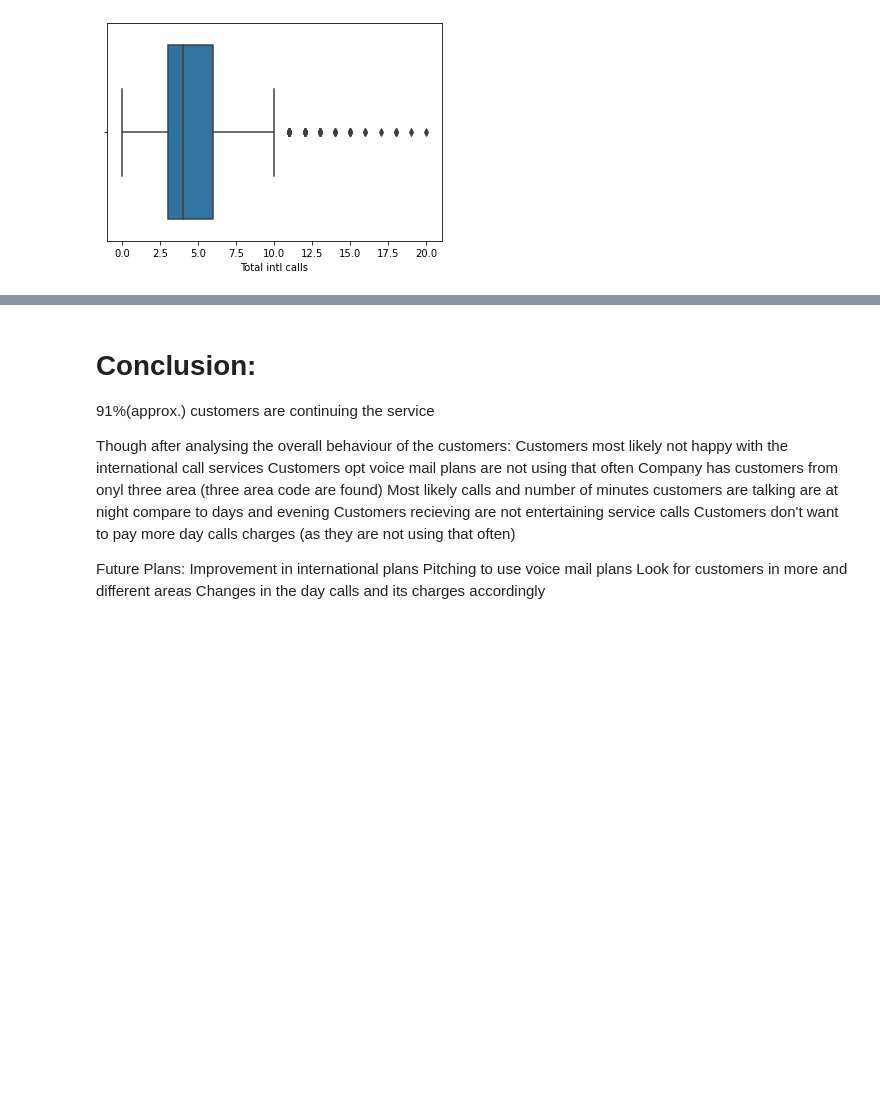
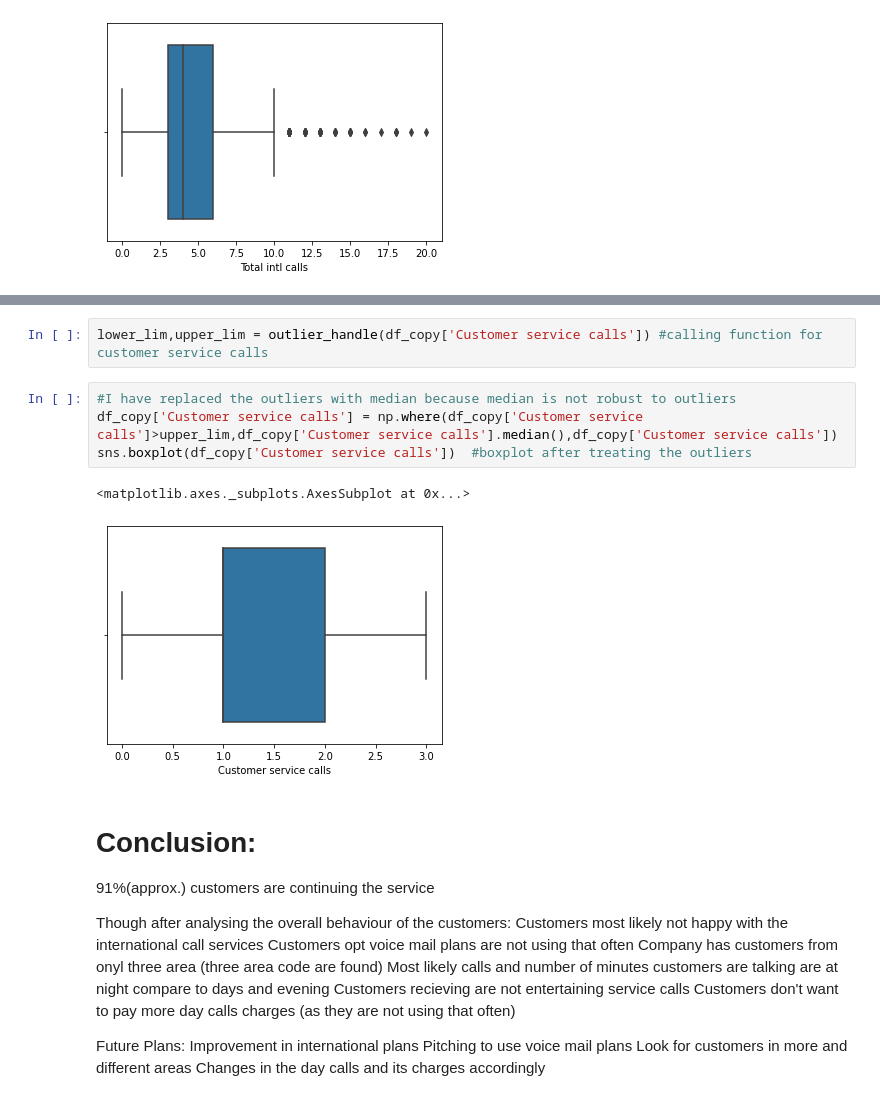
Before and after one commit to Aayushi4925/Telecom_churn, a Jupyter notebook: Copy_of_Telecom_Churn_Analysis_Capstone_Project.ipynb, the cells around one changed output, grey strips where cells are left out. Drawn from its saved outputs; the diff is of its cells as text; blank space fills up the shorter version.

```diff
--- a/Copy_of_Telecom_Churn_Analysis_Capstone_Project.ipynb
+++ b/Copy_of_Telecom_Churn_Analysis_Capstone_Project.ipynb
@@ -342,3 +383,12 @@ Outliers are there in both the columns which need to be fix before model buildin
+# %%
+lower_lim,upper_lim = outlier_handle(df_copy['Customer service calls']) #calling function for customer service calls
+# %%
+#I have replaced the outliers with median because median is not robust to outliers
+df_copy['Customer service calls'] = np.where(df_copy['Customer service calls']>upper_lim,df_copy['Customer service calls'].median(),df_copy['Customer service calls'])
+sns.boxplot(df_copy['Customer service calls'])  #boxplot after treating the outliers
+# %% [output]
+<matplotlib.axes._subplots.AxesSubplot at 0x...>
+[figure, added]
 # %% [markdown]
 # **Conclusion:**
 
```
Also changed, not shown: parts of 8 cells of this notebook.
